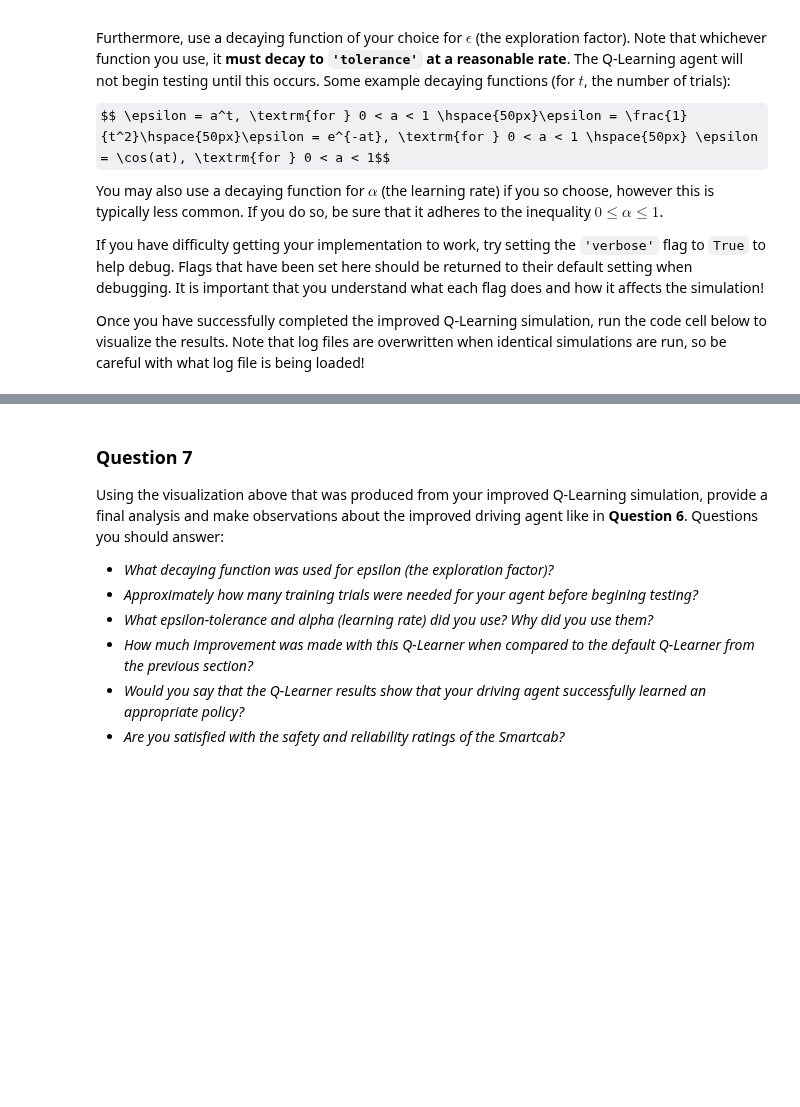
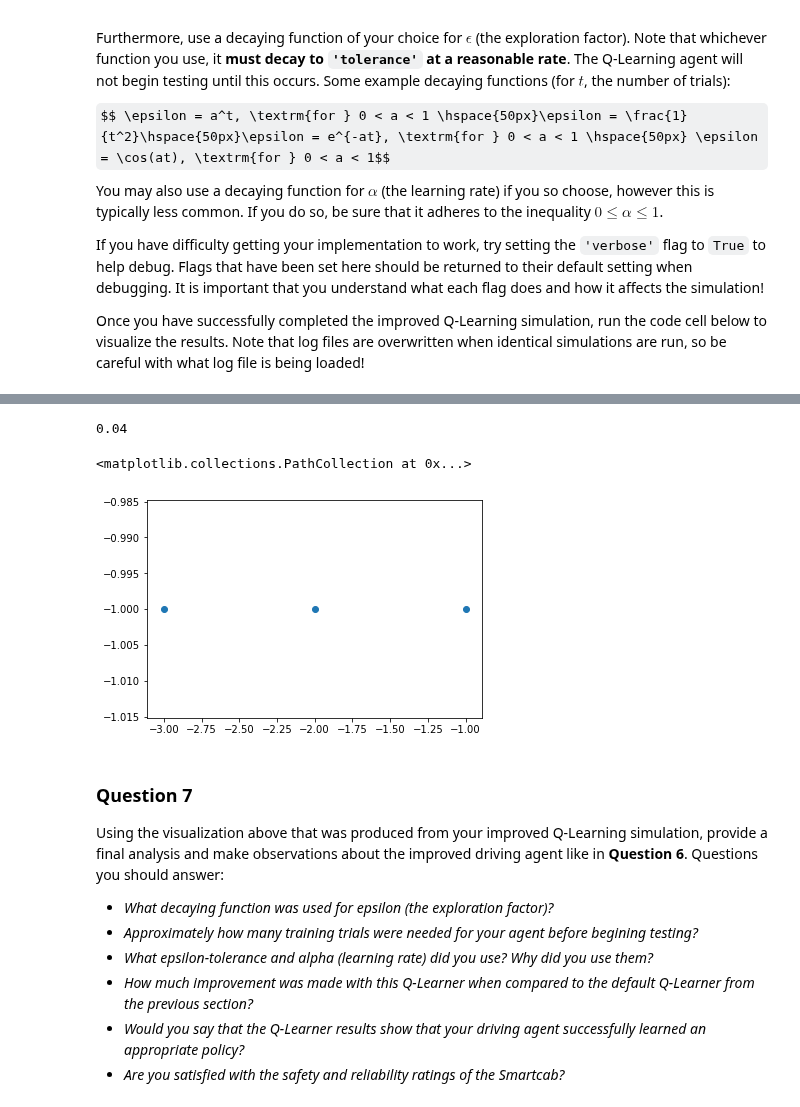
Before and after one commit to NekuSakuraba/machine-learning, a Jupyter notebook: projects/smartcab/smartcab.ipynb, the cells around one changed output, grey strips where cells are left out. Cells and saved outputs as stored; diff of their text form; code cells hidden in the pictures; some formulas as TeX source; blank space fills up the shorter version.

```diff
--- a/projects/smartcab/smartcab.ipynb
+++ b/projects/smartcab/smartcab.ipynb
@@ -306,3 +308,15 @@ vs.plot_trials('sim_improved-learning.csv')
+# %%
+1. / 25
+# %% [output]
+0.04
+# %%
+t = range(-3,0)
+x = [1/xi**3 for xi in t]
+# %%
+plt.scatter(t,x)
+# %% [output]
+<matplotlib.collections.PathCollection at 0x...>
+[figure, added]
 # %% [markdown]
 ### Question 7
 Using the visualization above that was produced from your improved Q-Learning simulation, provide a final analysis and make observations about the improved driving agent like in **Question 6**. Questions you should answer:
```
Also changed, not shown: parts of 1 cell of this notebook, 1 other file.
